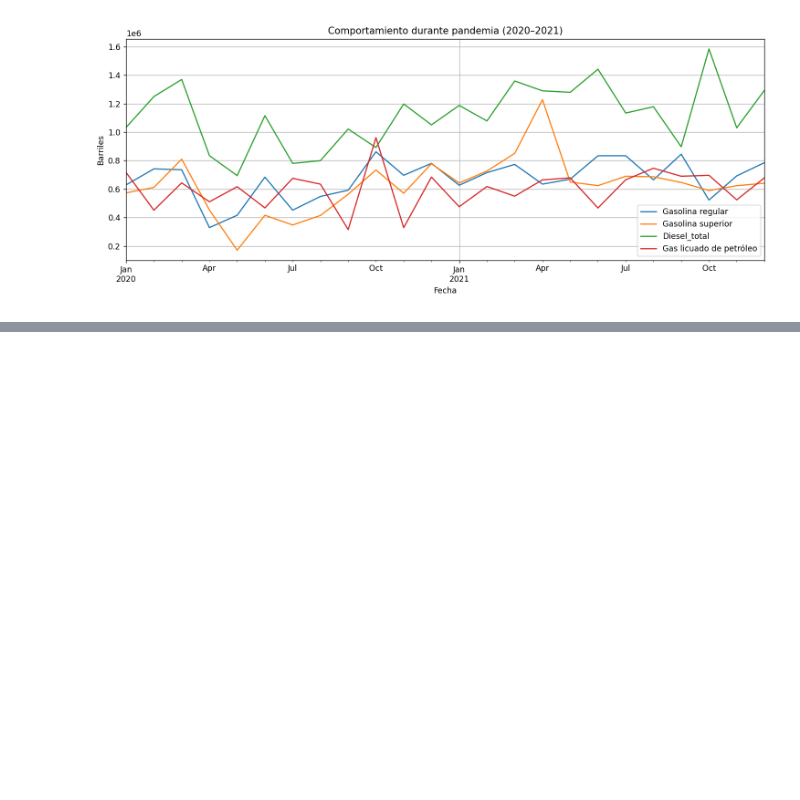
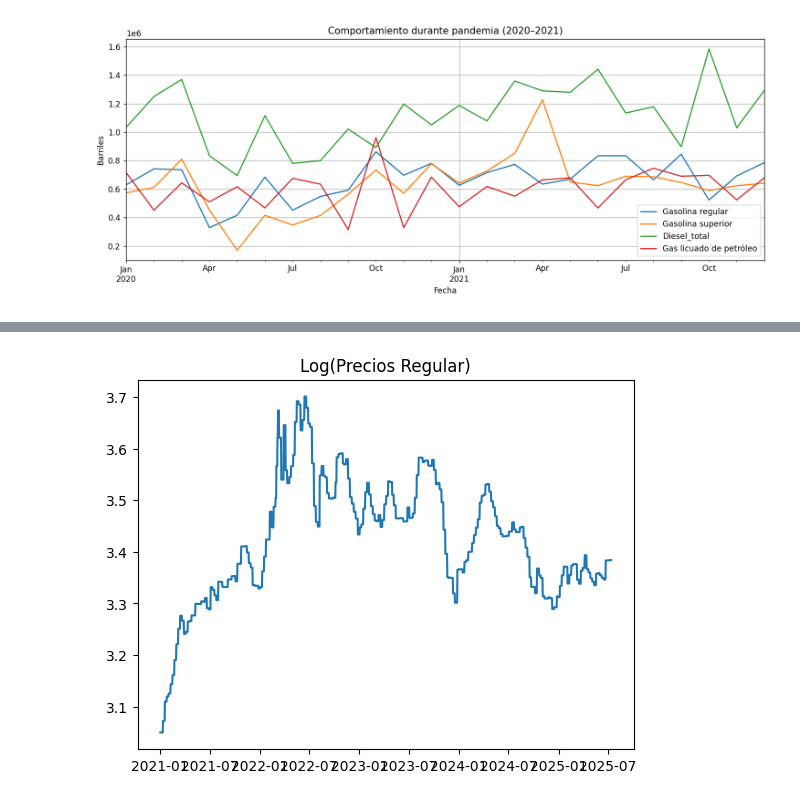
Before and after one commit to Kapiven/lab1DS, a Jupyter notebook: analisis.ipynb, the cells around one changed output, grey strips where cells are left out. Cells and saved outputs as stored; diff of their text form; code cells hidden in the pictures; blank space fills up the shorter version.

```diff
--- a/analisis.ipynb
+++ b/analisis.ipynb
@@ -124,0 +368,7 @@ plt.show()
+# %%
+
+s_log = np.log(s)
+plt.plot(s_log); plt.title("Log(Precios Regular)")
+plt.show()
+# %% [output]
+[figure, added]
```
Also changed, not shown: parts of 12 cells of this notebook, 10 other files.
